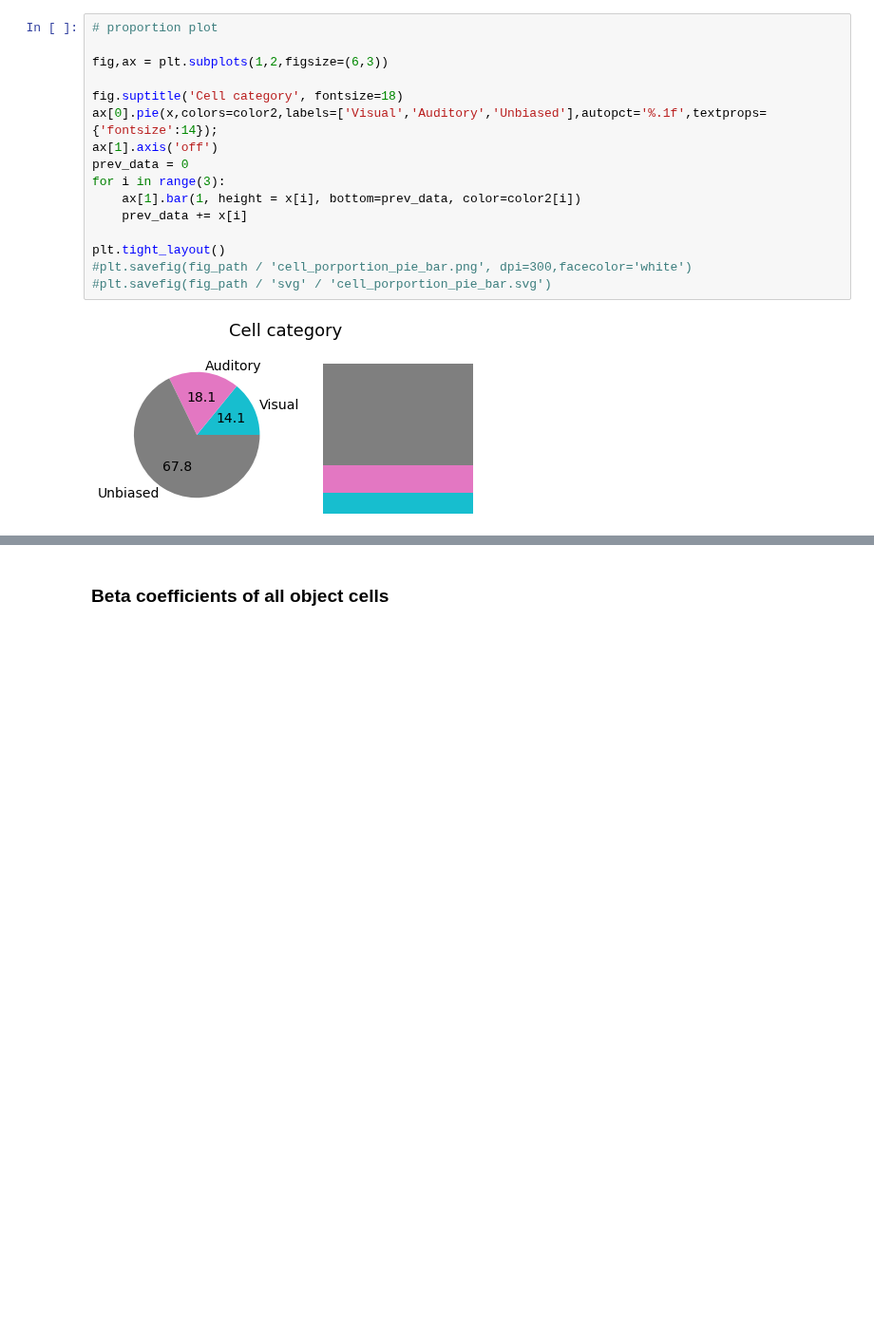
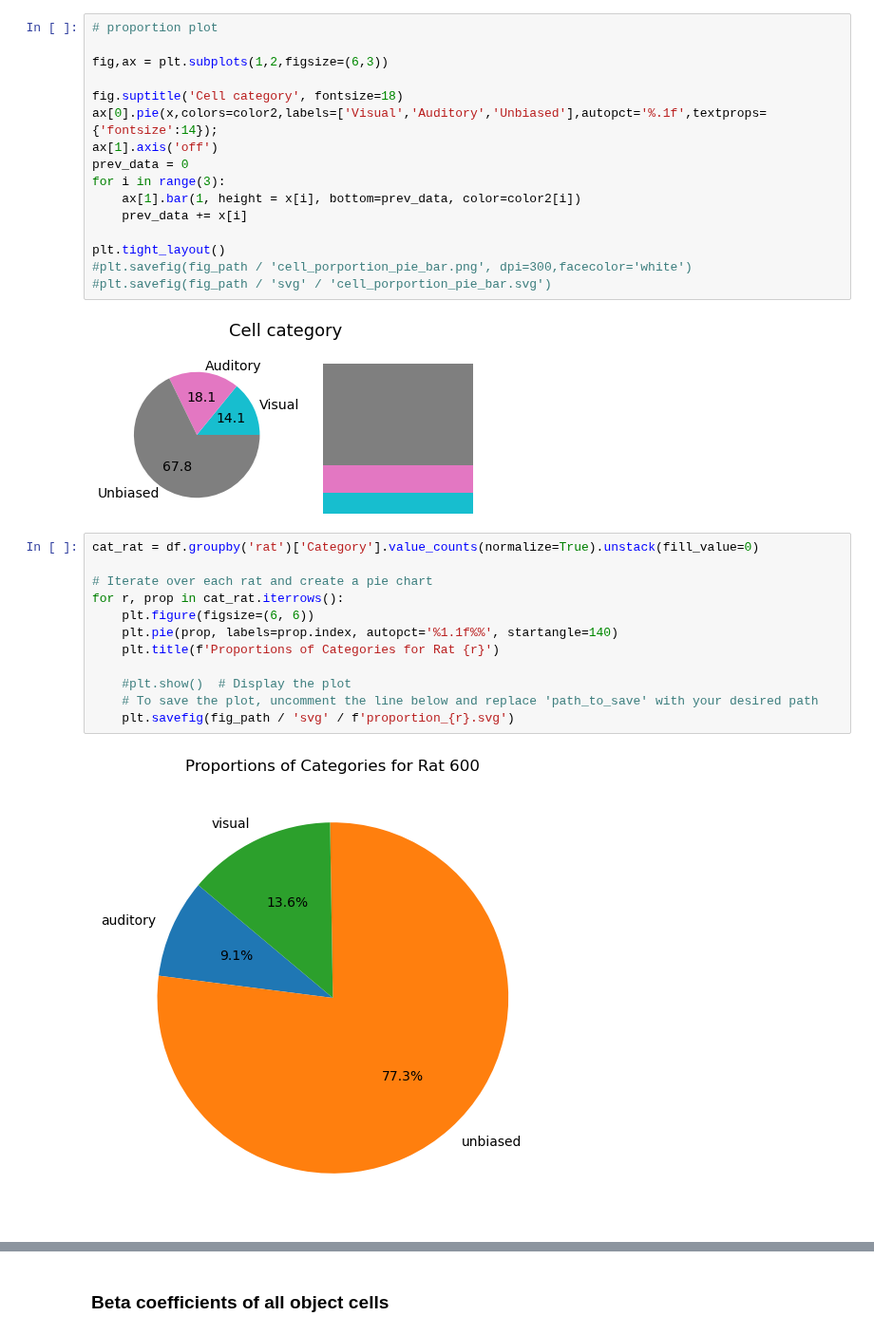
Before and after one commit to heung10/multimodal-object-recognition, a Jupyter notebook: neural/5. Modality-specific object selectivity.ipynb, the cells around one changed output, grey strips where cells are left out. Shown at 95% size. Cells and saved outputs as stored; diff of their text form; blank space fills up the shorter version.

```diff
--- a/neural/5. Modality-specific object selectivity.ipynb
+++ b/neural/5. Modality-specific object selectivity.ipynb
@@ -156,3 +156,17 @@ plt.tight_layout()
 #plt.savefig(fig_path / 'svg' / 'cell_porportion_pie_bar.svg')
 # %% [output]
 [figure]
+# %%
+cat_rat = df.groupby('rat')['Category'].value_counts(normalize=True).unstack(fill_value=0)
+
+# Iterate over each rat and create a pie chart
+for r, prop in cat_rat.iterrows():
+    plt.figure(figsize=(6, 6))
+    plt.pie(prop, labels=prop.index, autopct='%1.1f%%', startangle=140)
+    plt.title(f'Proportions of Categories for Rat {r}')
+
+    #plt.show()  # Display the plot
+    # To save the plot, uncomment the line below and replace 'path_to_save' with your desired path
+    plt.savefig(fig_path / 'svg' / f'proportion_{r}.svg')
+# %% [output]
+[figure, added]
```
Also changed, not shown: parts of 5 cells of this notebook, 6 other files.
